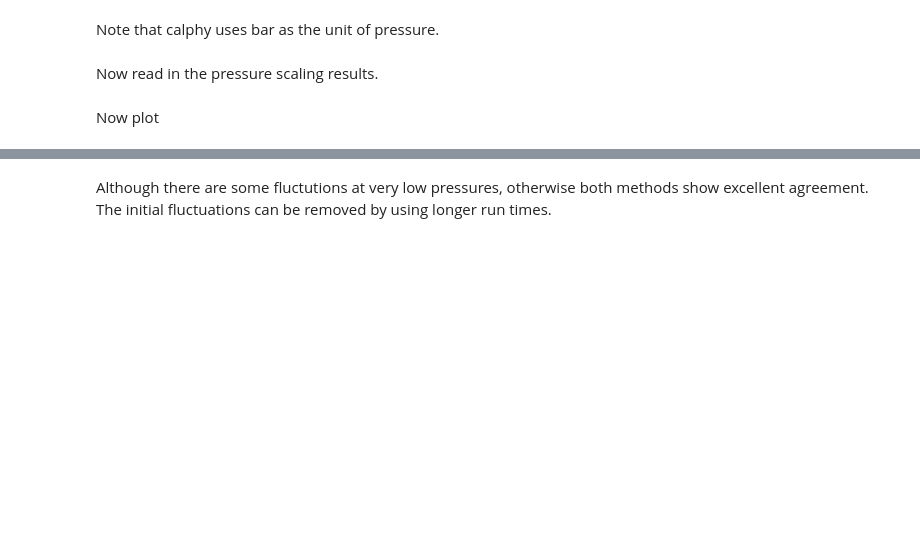
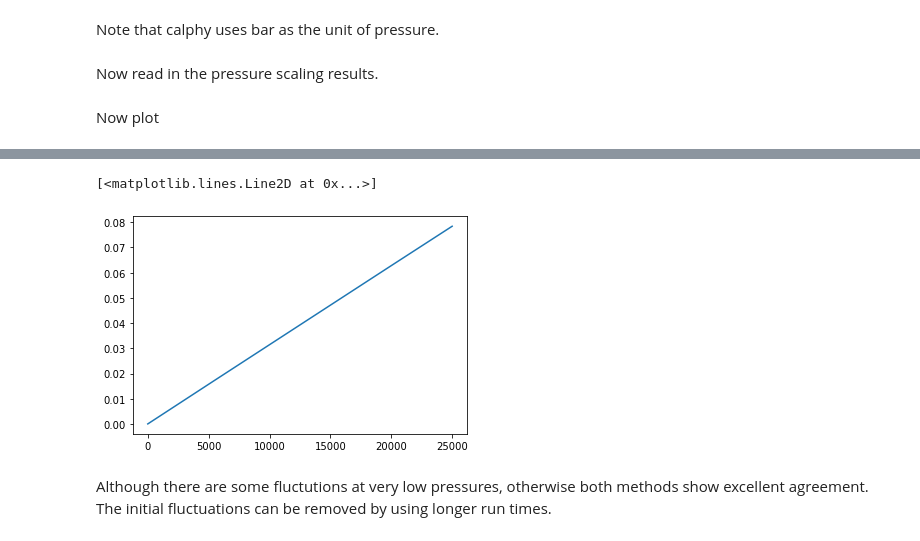
Before and after one commit to ICAMS/calphy, a Jupyter notebook: examples/example_09/analysis.ipynb, the cells around one changed output, grey strips where cells are left out. Saved outputs shown, nothing was run; the diff lists cells and outputs as text; code cells hidden in the pictures; blank space fills up the shorter version.

```diff
--- a/examples/example_09/analysis.ipynb
+++ b/examples/example_09/analysis.ipynb
@@ -44,2 +77,7 @@ plt.legend()
+# %%
+plt.plot(w)
+# %% [output]
+[<matplotlib.lines.Line2D at 0x...>]
+[figure, added]
 # %% [markdown]
 Although there are some fluctutions at very low pressures, otherwise both methods show excellent agreement. The initial fluctuations can be removed by using longer run times.
```
Also changed, not shown: parts of 10 cells of this notebook, 4 other files.
